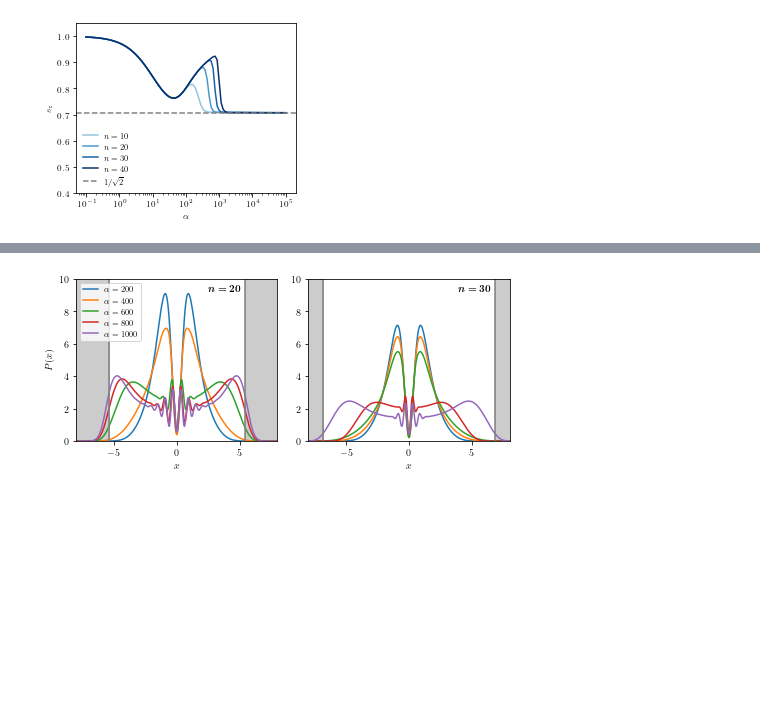
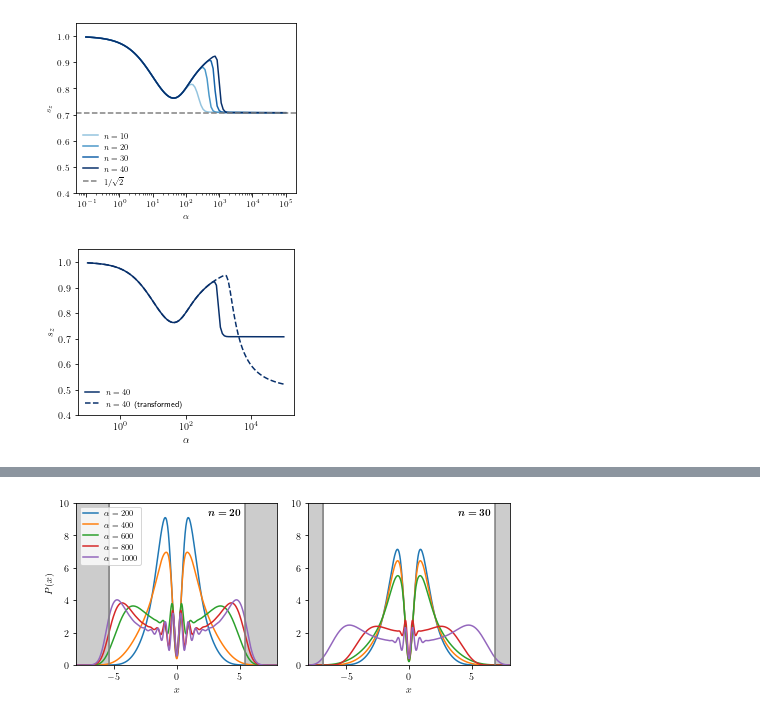
Before and after one commit to quantum-exeter/QuantumSpinDynamics, a Jupyter notebook: plot/plotUltrastrong.ipynb, the cells around one changed output, grey strips where cells are left out. Cells and saved outputs as stored; diff of their text form; code cells hidden in the pictures; blank space fills up the shorter version.

```diff
--- a/plot/plotUltrastrong.ipynb
+++ b/plot/plotUltrastrong.ipynb
@@ -80,6 +80,37 @@ fig.tight_layout(w_pad = 1.4)
 plt.savefig('C://Users//crh222//Dropbox//charlie//multi_bath//ultrastrong//sz_alpha_n_2D_sx_sz_untransformed.pdf', dpi=300) # Export for Windows
 # %% [output]
 [figure]
+# %%
+fig, ax = plt.subplots(1, 1, figsize=(3.75, 3))  #size in inches
+
+bcmap = plt.get_cmap('Blues')
+ocmap = plt.get_cmap('YlGn')
+gcmap = plt.get_cmap('Greys')
+
+ax.set_xlabel("$\\alpha$")
+ax.set_ylabel("$s_z$")
+
+ax.set_ylim(0.4, 1.05)
+
+# ax.semilogx(data_10[:,0], data_10[:,1], color=bcmap(0.4), label='$n = 10$')
+# ax.semilogx(data_20[:,0], data_20[:,1], color=bcmap(0.6), label='$n = 20$')
+# ax.semilogx(data_30[:,0], data_30[:,1], color=bcmap(0.8), label='$n = 30$')
+ax.semilogx(data_40[:,0], data_40[:,1], color=bcmap(1.0), label='$n = 40$')
+
+# ax.semilogx(data_10[:,0], data_10[:,2], color=bcmap(0.4), linestyle='--', label='$n = 10$ (transformed)')
+# ax.semilogx(data_20[:,0], data_20[:,2], color=bcmap(0.6), linestyle='--', label='$n = 20$ (transformed)')
+# ax.semilogx(data_30[:,0], data_30[:,2], color=bcmap(0.8), linestyle='--', label='$n = 30$ (transformed)')
+ax.semilogx(data_40[:,0], data_40[:,2], color=bcmap(1.0), linestyle='--', label='$n = 40$ (transformed)')
+
+# ax.axhline(1/np.sqrt(2), color='gray', linestyle='--', label='$1/\sqrt{2}$')
+
+ax.legend(ncol=1, loc='lower left', frameon=False, handlelength=1.8)
+
+fig.tight_layout(w_pad = 1.4)
+
+plt.savefig('C://Users//crh222//Dropbox//charlie//multi_bath//ultrastrong//sz_alpha_40_2D_sx_sz_ut_t.pdf', dpi=300) # Export for Windows
+# %% [output]
+[figure, added]
 # %%
 fig, ax = plt.subplots(1, 1, figsize=(3.75, 3))  #size in inches
 
```
Also changed, not shown: parts of 1 cell of this notebook.
